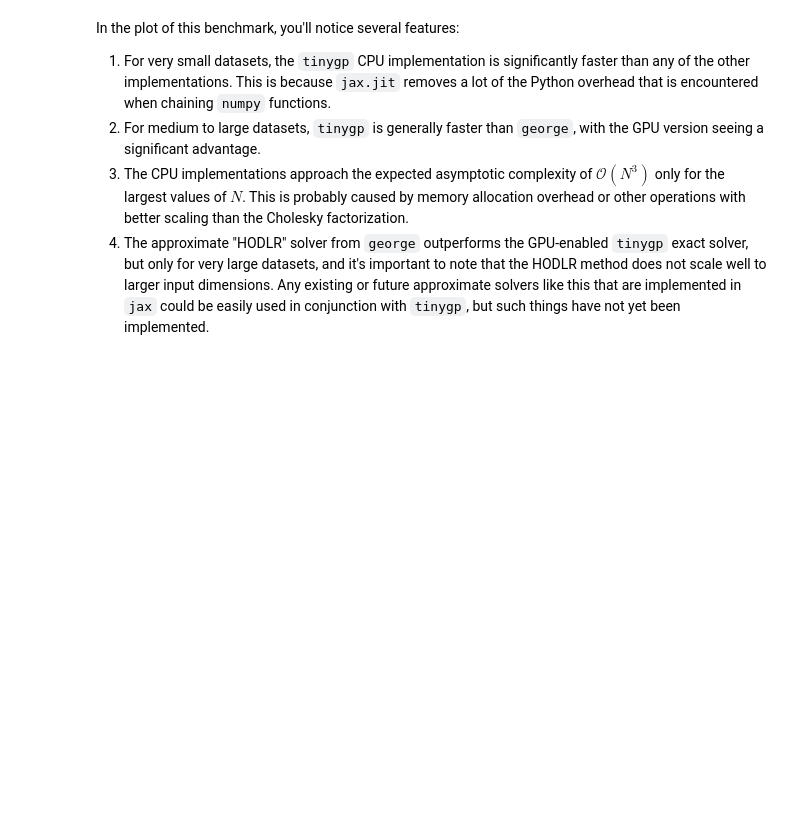
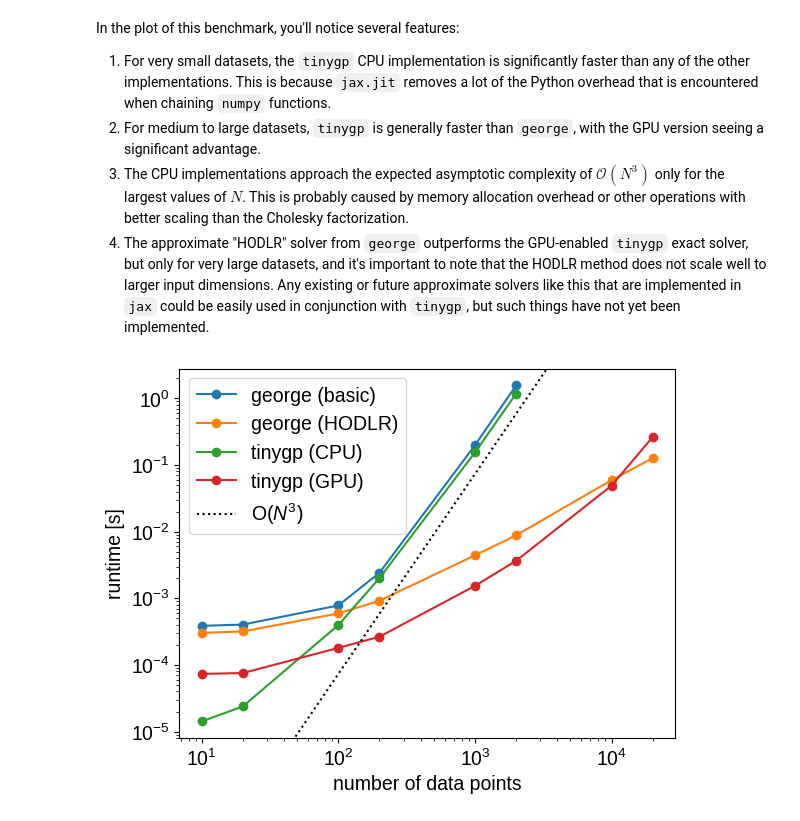
Before and after one commit to dfm/tinygp, a Jupyter notebook: docs/tutorials/george.ipynb, the cells around one changed output. Drawn from its saved outputs; the diff is of its cells as text; code cells hidden in the pictures; blank space fills up the shorter version.

Commit message:
updating george notebook

```diff
--- a/docs/tutorials/george.ipynb
+++ b/docs/tutorials/george.ipynb
@@ -56,7 +59,7 @@ rho = 2.5
 jitter = 0.1
 
 random = np.random.default_rng(49382)
-x = np.sort(random.uniform(0, 10, 10_000))
+x = np.sort(random.uniform(0, 10, 20_000))
 y = np.sin(x) + jitter * random.normal(0, 1, len(x))
 
 
@@ -81,27 +84,28 @@ tinygp_loglike_gpu = jax.jit(tinygp_loglike, backend="gpu")
 # %% [markdown]
 Now we benchmark the computational cost of computing the log likelihood using each of these methods:
 # %%
-ns = [10, 100, 1_000, 10_000]
+ns = [10, 20, 100, 200, 1_000, 2_000, 10_000, len(x)]
 george_time = []
 hodlr_time = []
 cpu_time = []
 gpu_time = []
 for n in ns:
-    print(f"N = {n}:")
+    print(f"\nN = {n}:")
 
-    # Run the JAX versions once each to make sure they get JIT'd
     args = x[:n], y[:n]
-    tinygp_loglike_cpu(*args).block_until_ready()
-    tinygp_loglike_gpu(*args).block_until_ready()
+    gpu_args = jax.device_put(x[:n]), jax.device_put(y[:n])
 
-    results = %timeit -o george_loglike(*args)
-    george_time.append(results.average)
+    if n < 10_000:
+        results = %timeit -o george_loglike(*args)
+        george_time.append(results.average)
+
+        tinygp_loglike_cpu(*args).block_until_ready()
+        results = %timeit -o tinygp_loglike_cpu(*args).block_until_ready()
+        cpu_time.append(results.average)
 
     results = %timeit -o hodlr_loglike(*args)
     hodlr_time.append(results.average)
 
-    results = %timeit -o tinygp_loglike_cpu(*args).block_until_ready()
-    cpu_time.append(results.average)
-
-    results = %timeit -o tinygp_loglike_gpu(*args).block_until_ready()
+    tinygp_loglike_gpu(*gpu_args).block_until_ready()
+    results = %timeit -o tinygp_loglike_gpu(*gpu_args).block_until_ready()
     gpu_time.append(results.average)
@@ -113,18 +135,20 @@ In the plot of this benchmark, you'll notice several features:
 3. The CPU implementations approach the expected asymptotic complexity of $\mathcal{O}(N^3)$ only for the largest values of $N$. This is probably caused by memory allocation overhead or other operations with better scaling than the Cholesky factorization.
 4. The approximate "HODLR" solver from `george` outperforms the GPU-enabled `tinygp` exact solver, but only for very large datasets, and it's important to note that the HODLR method does not scale well to larger input dimensions. Any existing or future approximate solvers like this that are implemented in `jax` could be easily used in conjunction with `tinygp`, but such things have not yet been implemented.
 # %%
-plt.loglog(ns, george_time, "o-", label="george (basic)")
+plt.loglog(ns[:len(george_time)], george_time, "o-", label="george (basic)")
 plt.loglog(ns, hodlr_time, "o-", label="george (HODLR)")
-plt.loglog(ns, cpu_time, "o-", label="tinygp (CPU)")
+plt.loglog(ns[:len(cpu_time)], cpu_time, "o-", label="tinygp (CPU)")
 plt.loglog(ns, gpu_time, "o-", label="tinygp (GPU)")
 ylim = plt.ylim()
 plt.loglog(
     ns,
-    0.5 * np.array(ns) ** 3 / ns[-1] ** 3 * cpu_time[-1],
+    0.5 * np.array(ns) ** 3 / ns[len(cpu_time)-1] ** 3 * cpu_time[-1],
     ":k",
     label="O($N^3$)",
 )
 plt.ylim(ylim)
 plt.legend()
 plt.xlabel("number of data points")
 plt.ylabel("runtime [s]");
+# %% [output]
+[figure, added]
```
Also changed, not shown: parts of 3 cells of this notebook.
